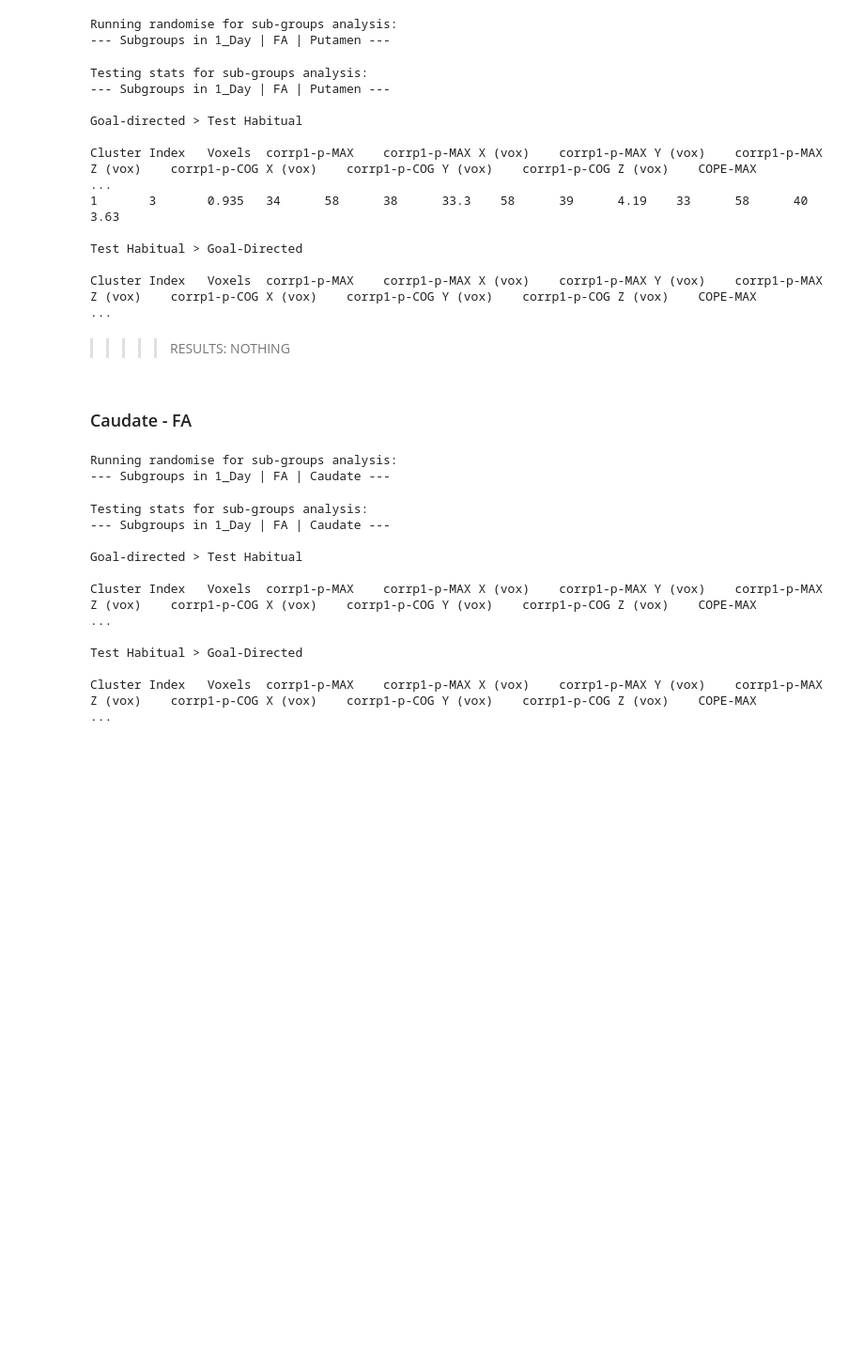
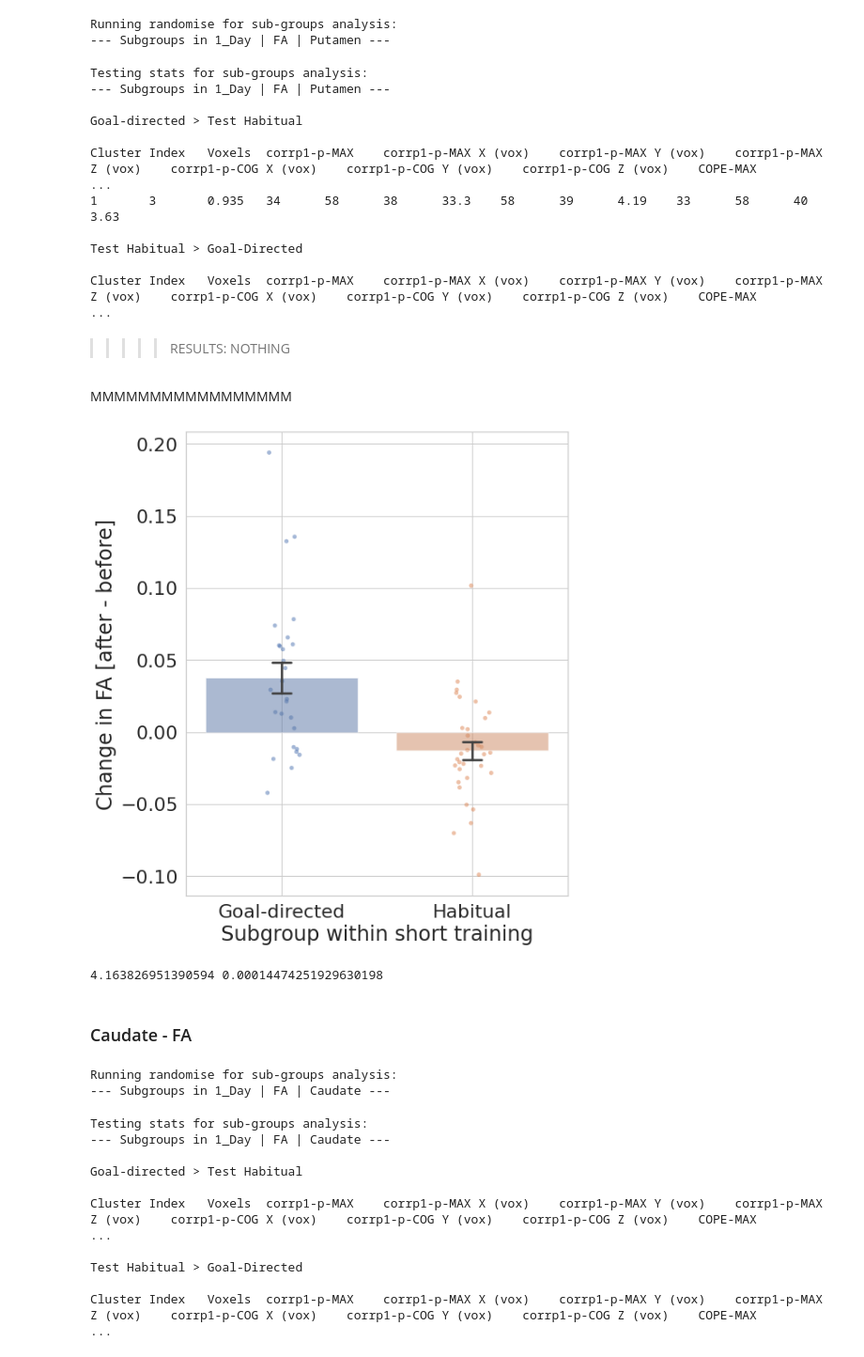
Before and after one commit to ranigera/DTI_MD_FA_analysis, a Jupyter notebook: DWI_pipelineV2_PLOTS.ipynb, the cells around one changed output. Shown at 94% size. Drawn from its saved outputs; the diff is of its cells as text; code cells hidden in the pictures; blank space fills up the shorter version.

```diff
--- a/DWI_pipelineV2_PLOTS.ipynb
+++ b/DWI_pipelineV2_PLOTS.ipynb
@@ -1359,6 +1330,32 @@ def getClusterInfoSubgroups(subgroups_in, map_type, region, ReversedSigThresh='0
         -c {os.path.join(stats_path, map_type, f"SUBGROUPS_in_{subgroups_in}_AFTER_minus_BEFORE_{map_type}_{region}_tstat2.nii.gz")}\
         -t {ReversedSigThresh} \
         --scalarname=corrp' + '"1-p"').read())
+
+# Create a binary mask for the clusters:
+def createBinaryMaskSUBGroupAnalysis(subgroups_in, map_type, region, contrast, ReversedSigThresh='0.95'):
+    print(f'Creating cluster binary mask for subgroup analysis:\n--- subgroups: {subgroups_in} | contrast: {contrast} | {map_type} | {region} ---\n')
+    print(f'fslmaths {os.path.join(stats_path, map_type, f"SUBGROUPS_in_{subgroups_in}_AFTER_minus_BEFORE_{map_type}_{region}_clusterm_corrp_tstat{contrast}.nii.gz")} \
+        -thr {ReversedSigThresh} -bin {os.path.join(stats_path, map_type, f"SUBGROUPS_in_{subgroups_in}_AFTER_minus_BEFORE_{map_type}_{region}_contrast_{contrast}_bin_mask.nii.gz")}')
+    os.system(f'fslmaths {os.path.join(stats_path, map_type, f"SUBGROUPS_in_{subgroups_in}_AFTER_minus_BEFORE_{map_type}_{region}_clusterm_corrp_tstat{contrast}.nii.gz")} \
+        -thr {ReversedSigThresh} -bin {os.path.join(stats_path, map_type, f"SUBGROUPS_in_{subgroups_in}_AFTER_minus_BEFORE_{map_type}_{region}_contrast_{contrast}_bin_mask.nii.gz")}')
+
+    # create also a t-stat of the significant cluster:
+    print(f'fslmaths {os.path.join(stats_path, map_type, f"SUBGROUPS_in_{subgroups_in}_AFTER_minus_BEFORE_{map_type}_{region}_tstat{contrast}.nii.gz")} \
+        -mul {os.path.join(stats_path, map_type, f"SUBGROUPS_in_{subgroups_in}_AFTER_minus_BEFORE_{map_type}_{region}_contrast_{contrast}_bin_mask.nii.gz")} \
+            {os.path.join(stats_path, map_type, f"SUBGROUPS_in_{subgroups_in}_AFTER_minus_BEFORE_{map_type}_{region}_tstat{contrast}_in_sig_cluster.nii.gz")}')
+    os.system(f'fslmaths {os.path.join(stats_path, map_type, f"SUBGROUPS_in_{subgroups_in}_AFTER_minus_BEFORE_{map_type}_{region}_tstat{contrast}.nii.gz")} \
+        -mul {os.path.join(stats_path, map_type, f"SUBGROUPS_in_{subgroups_in}_AFTER_minus_BEFORE_{map_type}_{region}_contrast_{contrast}_bin_mask.nii.gz")} \
+            {os.path.join(stats_path, map_type, f"SUBGROUPS_in_{subgroups_in}_AFTER_minus_BEFORE_{map_type}_{region}_tstat{contrast}_in_sig_cluster.nii.gz")}')
+
+
+# gte mean value of the cluster using the binary mask:
+def getMeanClusterValueSUBGroupAnalysis(subgroups_in, map_type, region, contrast):
+    print(f'Getting mean values of the cluster for subgroup analysis:\n--- subgroups: {subgroups_in} | contrast: {contrast} | {map_type} | {region} ---\n')
+    print(f'fslstats -t {os.path.join(stats_path, map_type, f"SUBGROUPS_in_{subgroups_in}_AFTER_minus_BEFORE_{map_type}.nii.gz")} \
+        -k {os.path.join(stats_path, map_type, f"SUBGROUPS_in_{subgroups_in}_AFTER_minus_BEFORE_{map_type}_{region}_contrast_{contrast}_bin_mask")} -M')
+    avgs=os.popen(f'fslstats -t {os.path.join(stats_path, map_type, f"SUBGROUPS_in_{subgroups_in}_AFTER_minus_BEFORE_{map_type}.nii.gz")} \
+        -k {os.path.join(stats_path, map_type, f"SUBGROUPS_in_{subgroups_in}_AFTER_minus_BEFORE_{map_type}_{region}_contrast_{contrast}_bin_mask")} -M').read()
+    return [float(i) for i in avgs.split(' \n')[:-1]]
 # %% [markdown]
 ## IN SHORT TRAINING
 # %%
@@ -1415,6 +1412,31 @@ Test Habitual > Goal-Directed
 Cluster Index   Voxels  corrp1-p-MAX    corrp1-p-MAX X (vox)    corrp1-p-MAX Y (vox)    corrp1-p-MAX Z (vox)    corrp1-p-COG X (vox)    corrp1-p-COG Y (vox)    corrp1-p-COG Z (vox)    COPE-MAX         ...
 # %% [markdown]
 >>>>> RESULTS: NOTHING
+# %% [markdown]
+MMMMMMMMMMMMMMMMM
+# %%
+createBinaryMaskSUBGroupAnalysis('1_Day', 'FA', 'Putamen', 1, ReversedSigThresh='0.90')
+change_in_subgroups_in_1_day_FA_Putamen=getMeanClusterValueSUBGroupAnalysis('1_Day', 'FA', 'Putamen', 1)
+
+# create a dataframe from lists:
+change_in_FA_putamen = pd.DataFrame([[int(sub.split('-')[-1]) for sub in subjFoldersDTI_clustered_short], [subgroup for subgroup in behav_clustered_short.Cluster], change_in_subgroups_in_1_day_FA_Putamen]).T
+change_in_FA_putamen.columns = ['subID', 'sub_group', 'change_in_FA_Putamen']
+# %%
+sns.set(font_scale = 2)
+sns.set_style("whitegrid")
+fig, axs = plt.subplots(ncols=1,figsize=(8,10))
+sns.stripplot(x="sub_group", y="change_in_FA_Putamen", data=change_in_FA_putamen, ax=axs, zorder=2, alpha= 0.5)
+sns.barplot(x="sub_group", y="change_in_FA_Putamen", data=change_in_FA_putamen, ci=68, ax=axs,alpha=0.5, zorder=2, capsize=0.1)
+axs.set(xlabel='Subgroup within short training', ylabel='Change in FA [after - before]')
+axs.xaxis.grid()
+# %% [output]
+[figure, added]
+# %%
+# two group t-test:
+t, p = stats.ttest_ind(change_in_FA_putamen[change_in_FA_putamen.sub_group=='Goal-directed'].change_in_FA_Putamen, change_in_FA_putamen[change_in_FA_putamen.sub_group=='Habitual'].change_in_FA_Putamen, equal_var=False)
+print(t,p)
+# %% [output]
+4.163826951390594 0.00014474251929630198
 # %% [markdown]
 ### Caudate - FA
 # %%
```
Also changed, not shown: parts of 7 cells of this notebook, 2 other files.
